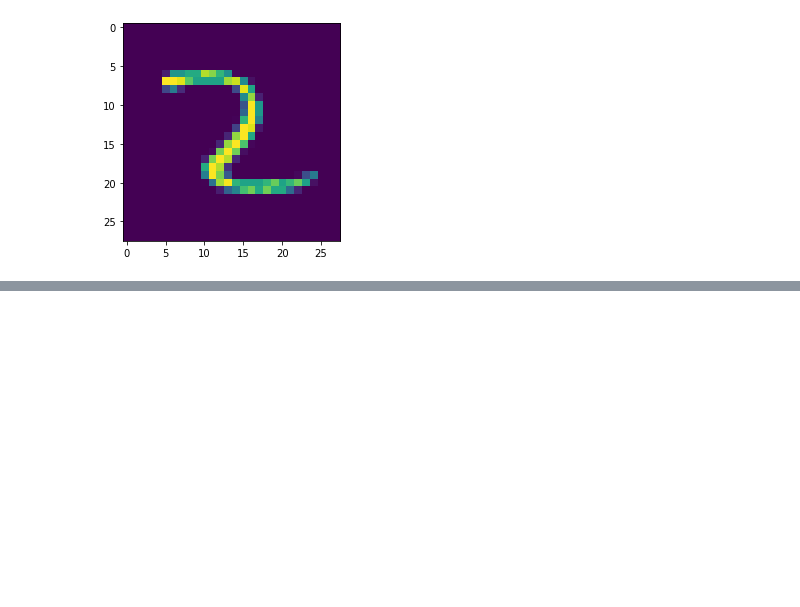
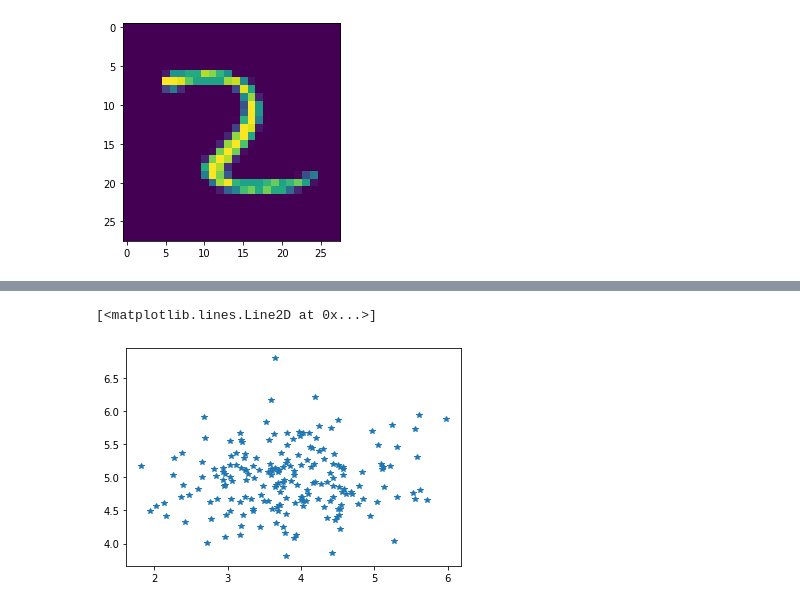
Before and after one commit to rarnold97/WSU, a Jupyter notebook: CS_7840/hw/hw1/rarnold_hw1.ipynb, the cells around one changed output, grey strips where cells are left out. Cells and saved outputs as stored; diff of their text form; code cells hidden in the pictures; blank space fills up the shorter version.

```diff
--- a/CS_7840/hw/hw1/rarnold_hw1.ipynb
+++ b/CS_7840/hw/hw1/rarnold_hw1.ipynb
@@ -57,0 +203,5 @@ confusion
+# %%
+plt.plot(x[:, 0], x[:, 1], '*')
+# %% [output]
+[<matplotlib.lines.Line2D at 0x...>]
+[figure, added]
```
Also changed, not shown: parts of 26 cells of this notebook.
